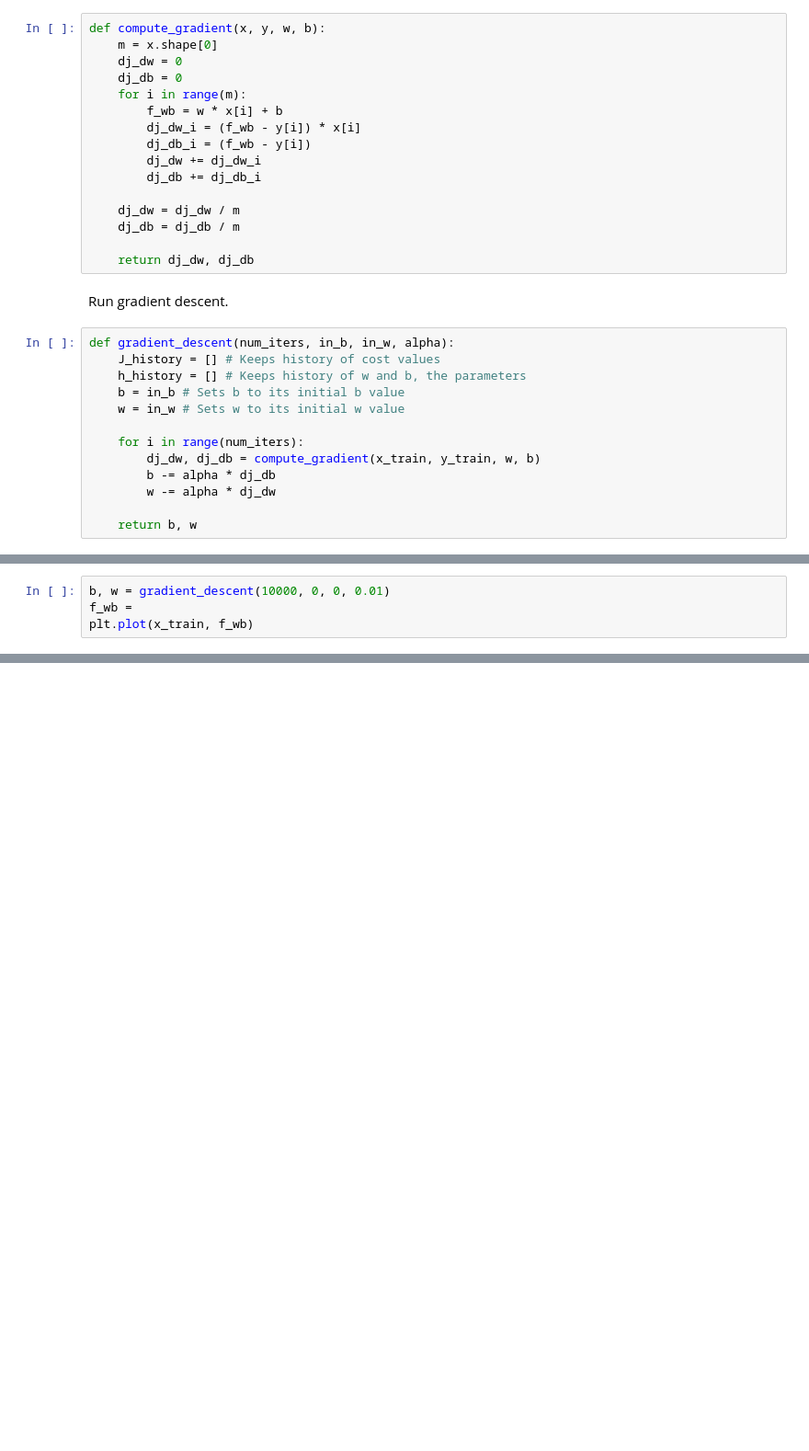
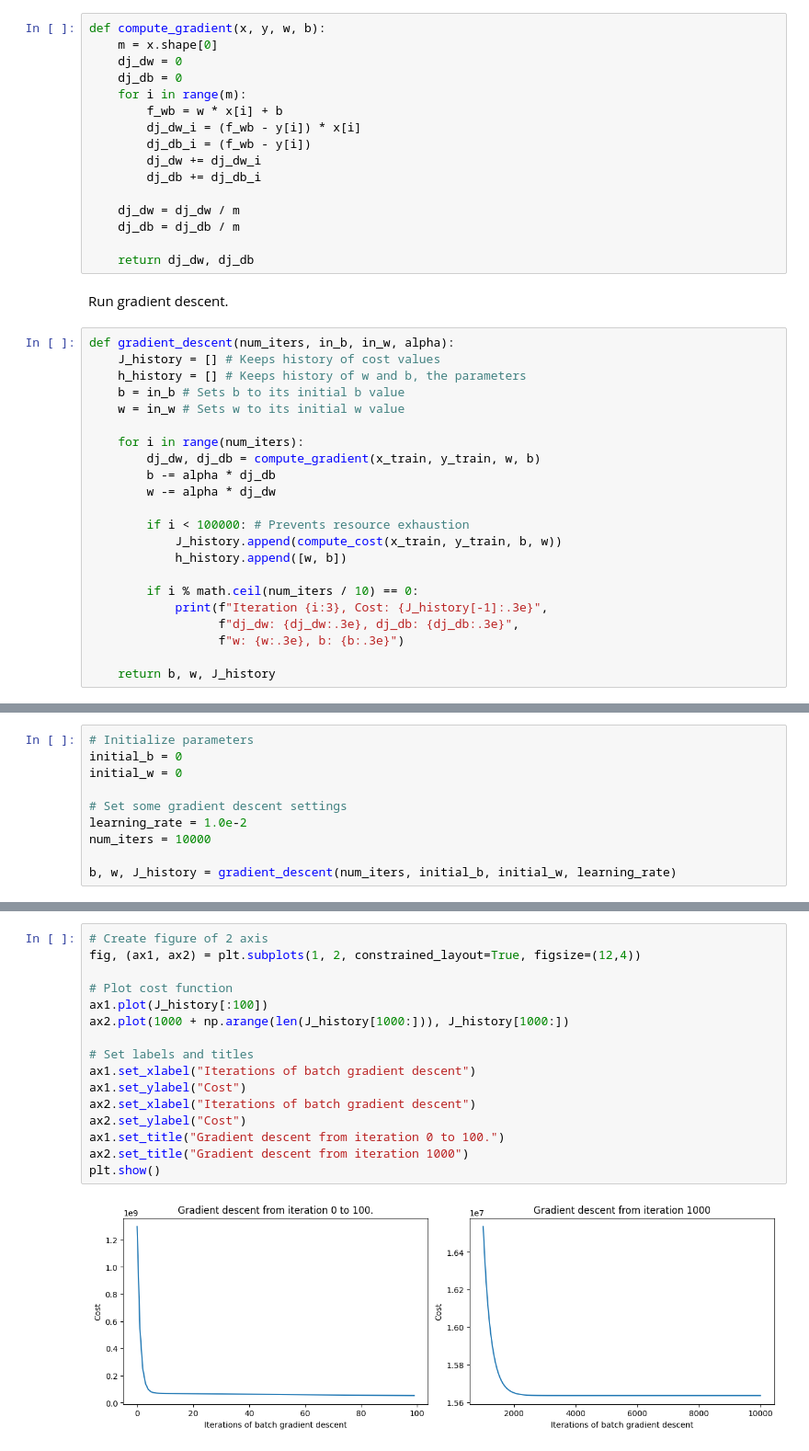
Before and after one commit to Magiclovekorean/Jupyter-notebooks, a Jupyter notebook: Basic linear regression/Gradient-descent.ipynb, the cells around one changed output, grey strips where cells are left out. Shown at 92% size. Drawn from its saved outputs; the diff is of its cells as text; blank space fills up the shorter version.

```diff
--- a/Basic linear regression/Gradient-descent.ipynb
+++ b/Basic linear regression/Gradient-descent.ipynb
@@ -99,4 +108,13 @@ def gradient_descent(num_iters, in_b, in_w, alpha):
         b -= alpha * dj_db
         w -= alpha * dj_dw
 
-    return b, w
+        if i < 100000: # Prevents resource exhaustion
+            J_history.append(compute_cost(x_train, y_train, b, w))
+            h_history.append([w, b])
+
+        if i % math.ceil(num_iters / 10) == 0:
+            print(f"Iteration {i:3}, Cost: {J_history[-1]:.3e}",
+                  f"dj_dw: {dj_dw:.3e}, dj_db: {dj_db:.3e}",
+                  f"w: {w:.3e}, b: {b:.3e}")
+
+    return b, w, J_history
@@ -103,4 +123,10 @@ def gradient_descent(num_iters, in_b, in_w, alpha):
 # %%
-b, w = gradient_descent(10000, 0, 0, 0.01)
-f_wb =
-plt.plot(x_train, f_wb)
+# Initialize parameters
+initial_b = 0
+initial_w = 0
+
+# Set some gradient descent settings
+learning_rate = 1.0e-2
+num_iters = 10000
+
+b, w, J_history = gradient_descent(num_iters, initial_b, initial_w, learning_rate)
@@ -106,0 +146,18 @@ plt.plot(x_train, f_wb)
+# %%
+# Create figure of 2 axis
+fig, (ax1, ax2) = plt.subplots(1, 2, constrained_layout=True, figsize=(12,4))
+
+# Plot cost function
+ax1.plot(J_history[:100])
+ax2.plot(1000 + np.arange(len(J_history[1000:])), J_history[1000:])
+
+# Set labels and titles
+ax1.set_xlabel("Iterations of batch gradient descent")
+ax1.set_ylabel("Cost")
+ax2.set_xlabel("Iterations of batch gradient descent")
+ax2.set_ylabel("Cost")
+ax1.set_title("Gradient descent from iteration 0 to 100.")
+ax2.set_title("Gradient descent from iteration 1000")
+plt.show()
+# %% [output]
+[figure, added]
```
Also changed, not shown: parts of 8 cells of this notebook.
